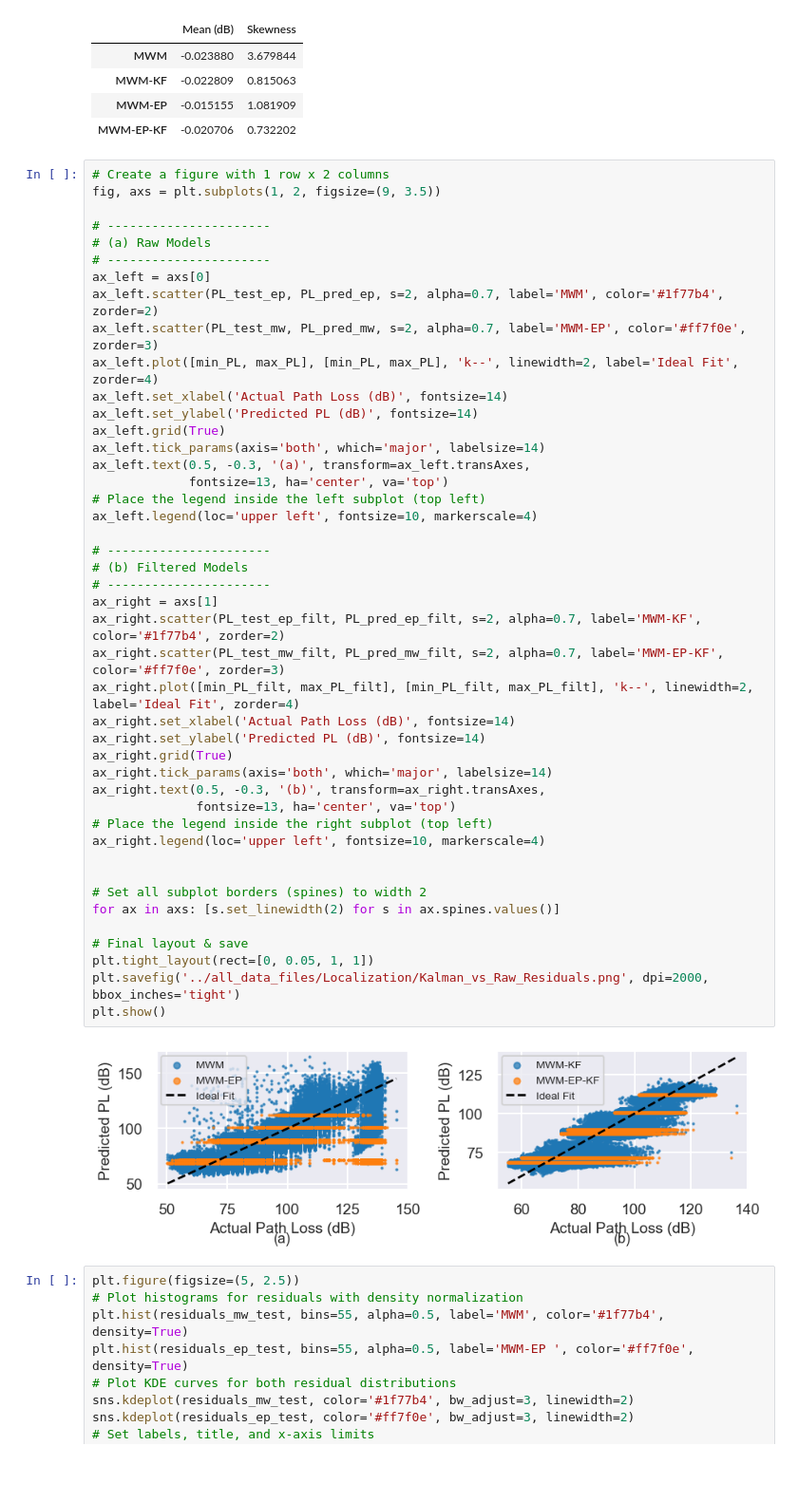
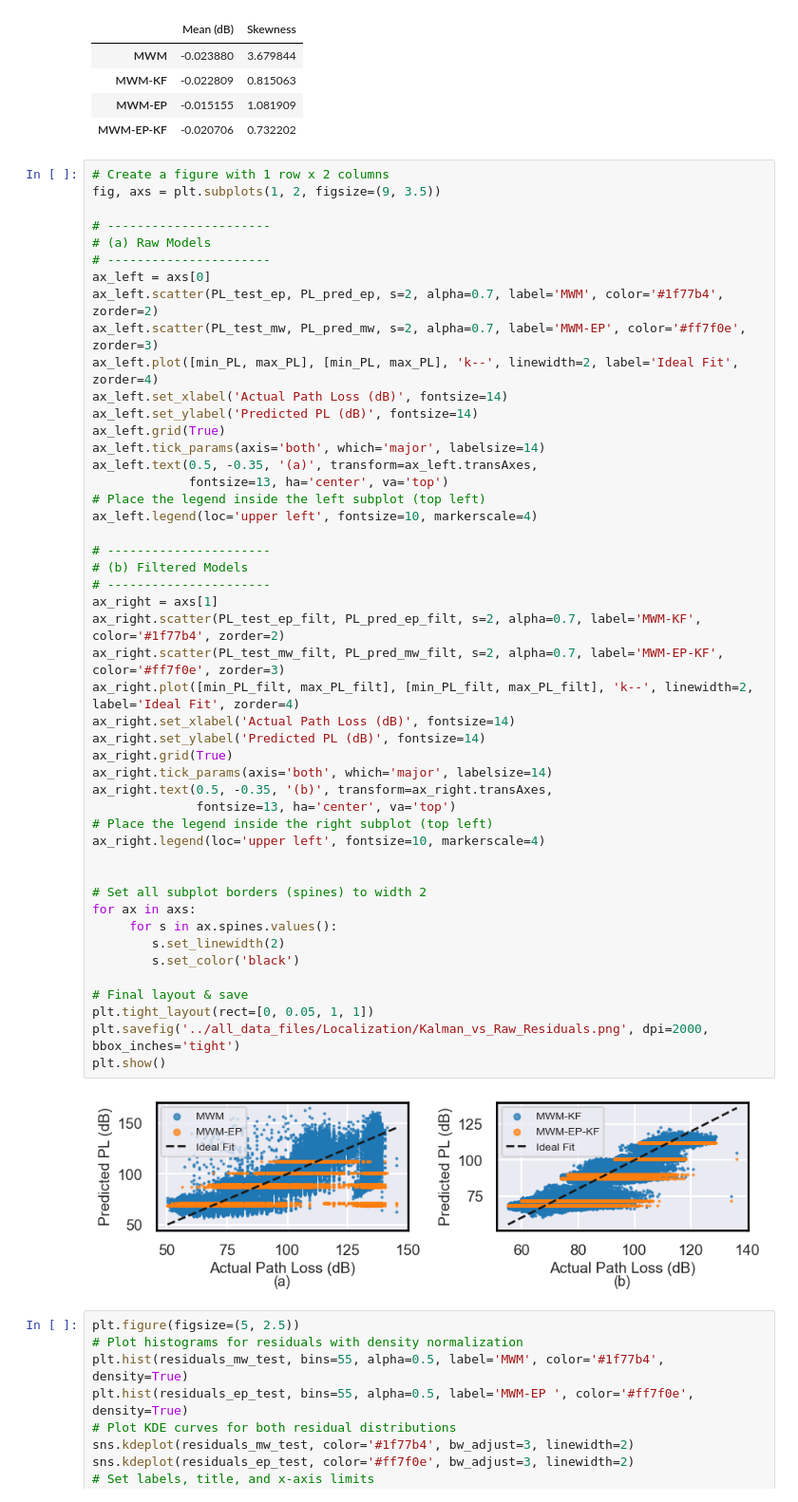
Before and after one commit to nahshonmokua/EnviKal-Loc, a Jupyter notebook: Localization Analysis.ipynb, the cells around one changed output. Shown at 95% size. Saved outputs shown, nothing was run; the diff lists cells and outputs as text; blank space fills up the shorter version.

```diff
--- a/Localization Analysis.ipynb
+++ b/Localization Analysis.ipynb
@@ -1256,37 +1256,40 @@ ax_left.set_xlabel('Actual Path Loss (dB)', fontsize=14)
 ax_left.set_ylabel('Predicted PL (dB)', fontsize=14)
 ax_left.grid(True)
 ax_left.tick_params(axis='both', which='major', labelsize=14)
-ax_left.text(0.5, -0.3, '(a)', transform=ax_left.transAxes,
+ax_left.text(0.5, -0.35, '(a)', transform=ax_left.transAxes,
              fontsize=13, ha='center', va='top')
 # Place the legend inside the left subplot (top left)
 ax_left.legend(loc='upper left', fontsize=10, markerscale=4)
 
 # ----------------------
 # (b) Filtered Models
 # ----------------------
 ax_right = axs[1]
 ax_right.scatter(PL_test_ep_filt, PL_pred_ep_filt, s=2, alpha=0.7, label='MWM-KF', color='#1f77b4', zorder=2)
 ax_right.scatter(PL_test_mw_filt, PL_pred_mw_filt, s=2, alpha=0.7, label='MWM-EP-KF', color='#ff7f0e', zorder=3)
 ax_right.plot([min_PL_filt, max_PL_filt], [min_PL_filt, max_PL_filt], 'k--', linewidth=2, label='Ideal Fit', zorder=4)
 ax_right.set_xlabel('Actual Path Loss (dB)', fontsize=14)
 ax_right.set_ylabel('Predicted PL (dB)', fontsize=14)
 ax_right.grid(True)
 ax_right.tick_params(axis='both', which='major', labelsize=14)
-ax_right.text(0.5, -0.3, '(b)', transform=ax_right.transAxes,
+ax_right.text(0.5, -0.35, '(b)', transform=ax_right.transAxes,
               fontsize=13, ha='center', va='top')
 # Place the legend inside the right subplot (top left)
 ax_right.legend(loc='upper left', fontsize=10, markerscale=4)
 
 
 # Set all subplot borders (spines) to width 2
-for ax in axs: [s.set_linewidth(2) for s in ax.spines.values()]
+for ax in axs:
+     for s in ax.spines.values():
+        s.set_linewidth(2)
+        s.set_color('black')
 
 # Final layout & save
 plt.tight_layout(rect=[0, 0.05, 1, 1])
 plt.savefig('../all_data_files/Localization/Kalman_vs_Raw_Residuals.png', dpi=2000, bbox_inches='tight')
 plt.show()
 # %% [output]
-[figure, old version]
+[figure, new version]
 # %%
 plt.figure(figsize=(5, 2.5))
 # Plot histograms for residuals with density normalization
```
Also changed, not shown: parts of 12 cells of this notebook.
